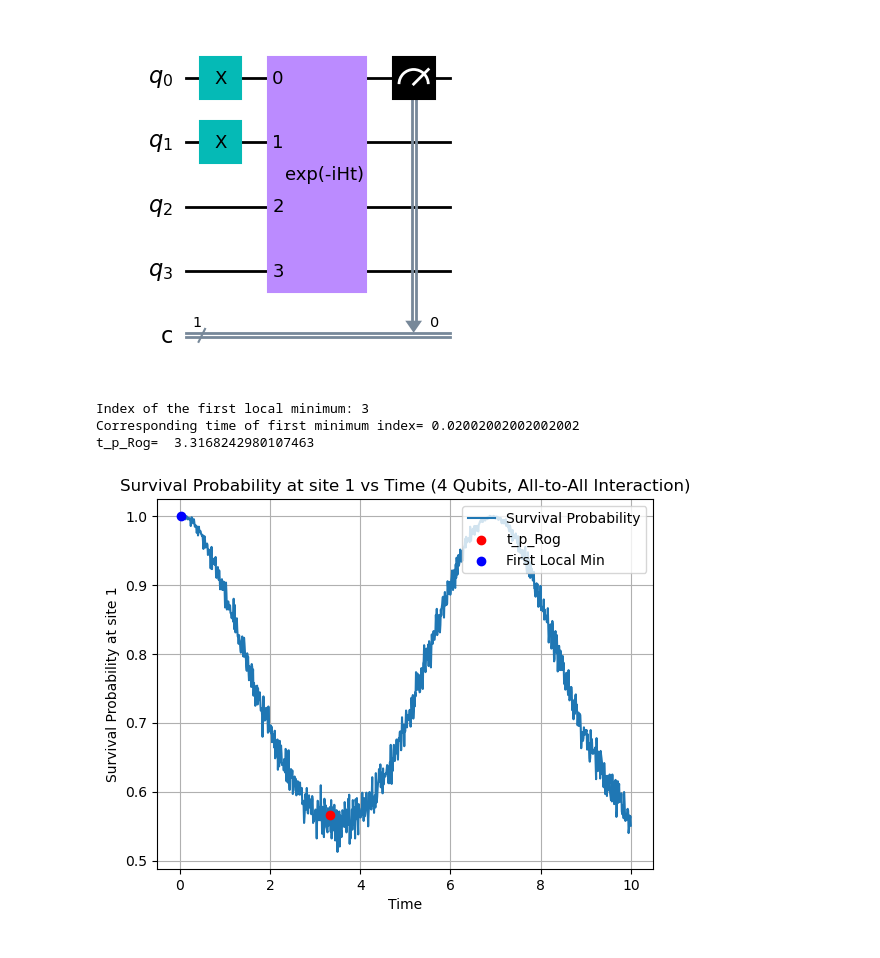
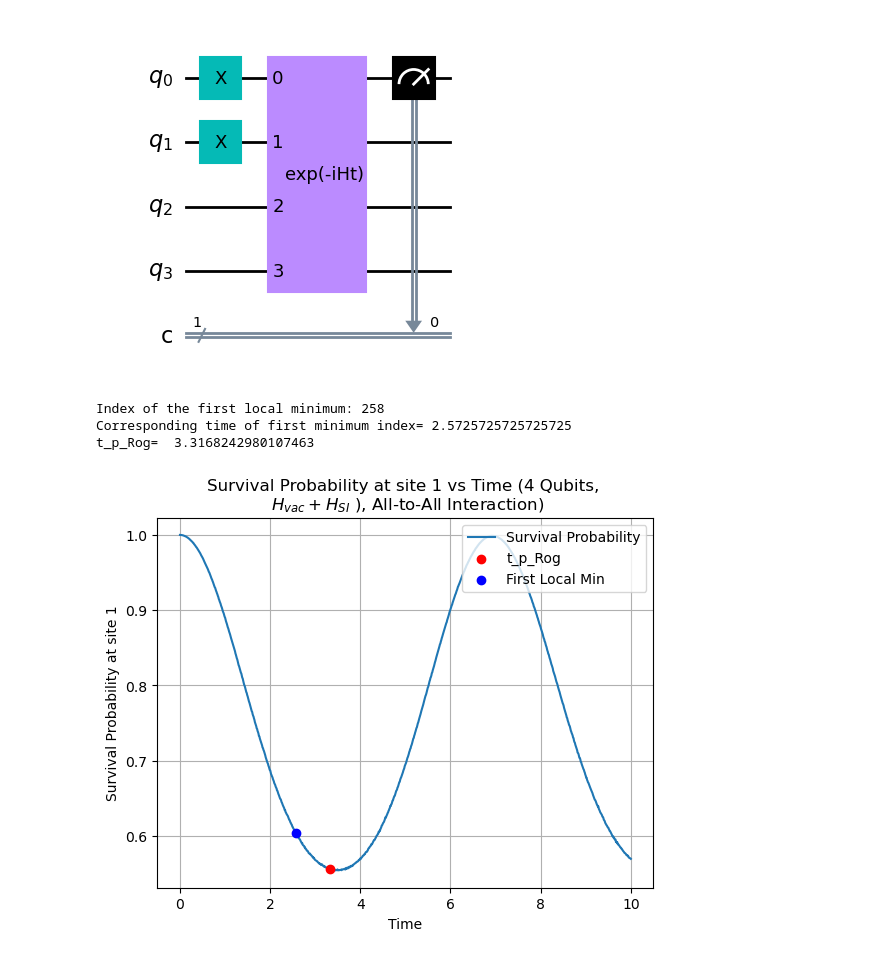
Before and after one commit to zlaraib/QCNO, a Jupyter notebook: build_circuit/collective_osc.ipynb, the cells around one changed output. Saved outputs shown, nothing was run; the diff lists cells and outputs as text; code cells hidden in the pictures.

Commit message:
changedno.of shots, minor changes in title

```diff
--- a/build_circuit/collective_osc.ipynb
+++ b/build_circuit/collective_osc.ipynb
@@ -18,7 +18,7 @@ omega = np.concatenate((omega_a, omega_b))
 tolerance = 5e-1
 times = np.linspace(0, 10, 1000)  # Extending the time range to 10
 τ = times[1] - times[0]  # Time step
-shots = 15125967
+shots = 1024567
 backend = AerSimulator(method = 'automatic')
 B = [0, 0, -1]  # Magnetic field B = [1, 0, 0] for all sites
 
@@ -115,34 +115,34 @@ if i_first_local_min != -1:
 else:
     print("No local minimum found in the array.")
 
 # Time at which the first minimum survival probability is reached
 t_min = τ * i_first_local_min - τ
 print(f"Corresponding time of first minimum index= {t_min}")
 
 t_p_Rog = a_t * np.log(N_sites) + b_t * np.sqrt(N_sites) + c_t
 print("t_p_Rog= ", t_p_Rog)
 
 # Assert condition
 # assert abs(t_min - t_p_Rog) < τ + tolerance, "The time of the first minimum survival probability is not within the expected range."
 
 # Plot the survival probability at site 1 against time
 plt.plot(times, survival_probabilities, label='Survival Probability')
 plt.xlabel('Time')
 plt.ylabel('Survival Probability at site 1')
-plt.title('Survival Probability at site 1 vs Time (4 Qubits, All-to-All Interaction)')
+plt.title(f'Survival Probability at site 1 vs Time ({N_sites} Qubits, \n $H_{{vac}} + H_{{SI}} $ ), All-to-All Interaction)')
 
 # Add scatter point for Rogerro's fit
 plt.scatter([t_p_Rog], [survival_probabilities[np.abs(times - t_p_Rog).argmin()]], color='red', label="t_p_Rog", zorder=5)
 
 # Add scatter point for the first local minimum
 if i_first_local_min != -1:
     plt.scatter([t_min], [survival_probabilities[np.abs(times - t_min).argmin()]], color='blue', label="First Local Min", zorder=5)
 
 plt.legend(loc="upper right")
 plt.grid(True)
 plt.show()
 # %% [output]
-Index of the first local minimum: 3
-Corresponding time of first minimum index= 0.02002002002002002
+Index of the first local minimum: 258
+Corresponding time of first minimum index= 2.5725725725725725
 t_p_Rog=  3.3168242980107463
-[figure, old version]
+[figure, new version]
```
